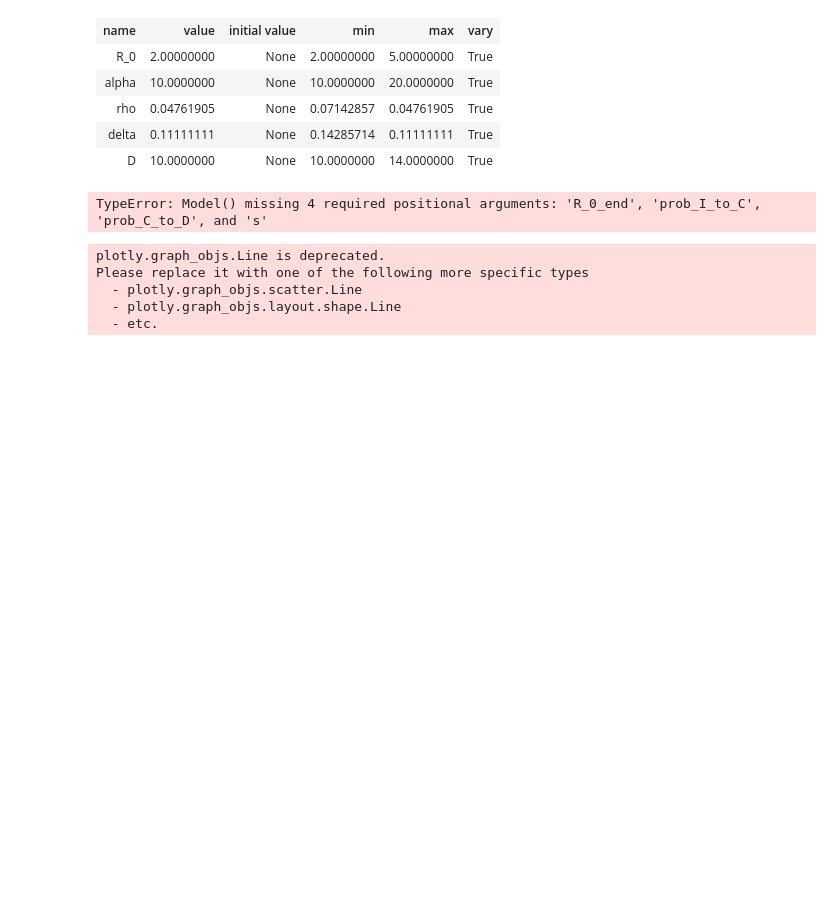
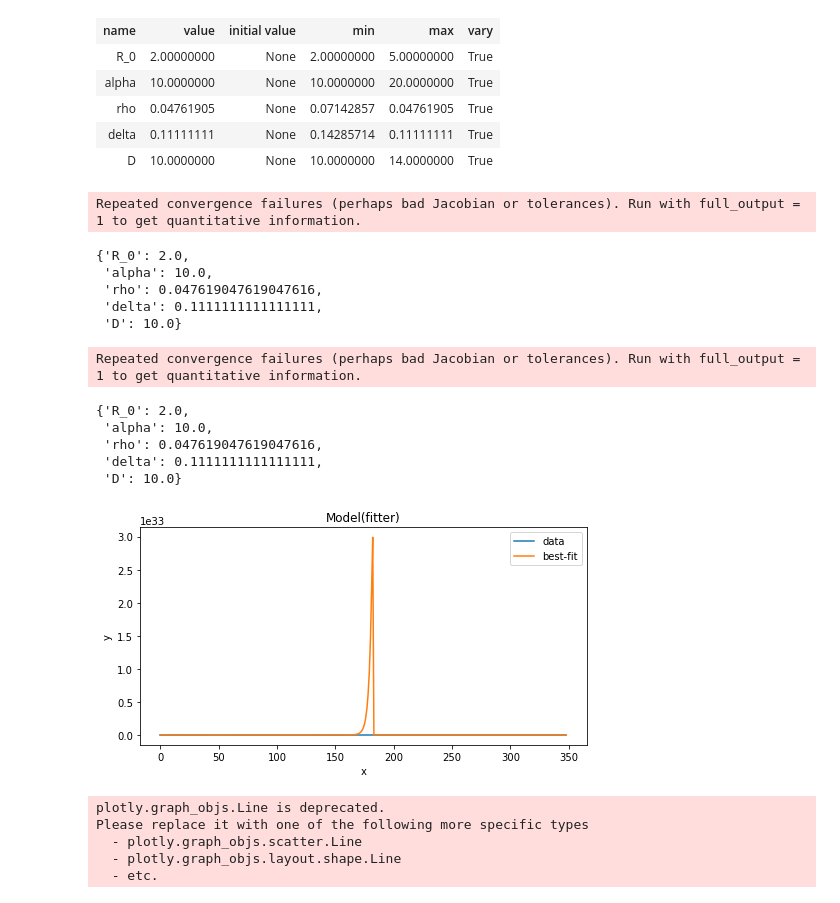
Before and after one commit to millacurafa/seird-model-dashboard, a Jupyter notebook: exploratory_analysis/Covid19_model.ipynb, the cells around one changed output. Cells and saved outputs as stored; diff of their text form; code cells hidden in the pictures; blank space fills up the shorter version.

```diff
--- a/exploratory_analysis/Covid19_model.ipynb
+++ b/exploratory_analysis/Covid19_model.ipynb
@@ -192,20 +204,20 @@ y0 = S0, E0, I0, R0, D0 # Initial conditions vector
 ret = odeint(deriv, y0, t, args=(N, beta, gamma, delta, alpha, rho))
 S, E, I, R, D = ret.T
 # %%
-def Model(days, agegroups, beds_per_100k, R_0_start, k, x0, R_0_end, prob_I_to_C, prob_C_to_D, s):
+def Model(days, R_0,alpha,rho,delta,D):
 
-    y0 = N-1.0, 1.0, 0.0, 0.0, 0.0, 0.0
+    y0 = N-1.0, 1.0, 0.0, 0.0, 0.0,
     t = np.linspace(0, days-1, days)
-    ret = odeint(deriv, y0, t, args=(beta, gamma, sigma, N, prob_I_to_C, prob_C_to_D, Beds))
-    S, E, I, C, R, D = ret.T
-    R_0_over_time = [beta(i)/gamma for i in range(len(t))]
+    ret = odeint(deriv, y0, t, args=(N, beta, gamma, delta, alpha, rho))
+    S, E, I, R, D = ret.T
+    #R_0_over_time = [beta(i)/gamma for i in range(len(t))]
 
-    return t, S, E, I, C, R, D, R_0_over_time, Beds, prob_I_to_C, prob_C_to_D
+    return t, S, E, I, R, D
 # %%
 #model fitter for susceptible
 def fitter(x, R_0, alpha, rho, delta, D):
     ret = Model(days, R_0,alpha,rho,delta,D)
-    return ret[6][x]
+    return ret[5][x]
 # %%
 mod = lmfit.Model(fitter)
 # we set the parameters (and some initial parameter guesses)
@@ -223,9 +235,29 @@ params
 | delta | 0.11111111 | None | 0.14285714 | 0.11111111 | True |
 | D | 10.0000000 | None | 10.0000000 | 14.0000000 | True |
 # %%
-result = mod.fit(y_data, params, method="leastsq", x=x_data)  # fitting
+result = mod.fit(y_data, params, method="leastsq", x=x_data, nan_policy='omit')  # fitting
 # %% [output]
-TypeError: Model() missing 4 required positional arguments: 'R_0_end', 'prob_I_to_C', 'prob_C_to_D', and 's'
+Repeated convergence failures (perhaps bad Jacobian or tolerances). Run with full_output = 1 to get quantitative information.
+# %%
+result.best_values
+# %% [output]
+{'R_0': 2.0,
+ 'alpha': 10.0,
+ 'rho': 0.047619047619047616,
+ 'delta': 0.1111111111111111,
+ 'D': 10.0}
+# %%
+plt.figure(figsize=(8,4))
+result.plot_fit(datafmt="-");
+result.best_values
+# %% [output]
+Repeated convergence failures (perhaps bad Jacobian or tolerances). Run with full_output = 1 to get quantitative information.
+{'R_0': 2.0,
+ 'alpha': 10.0,
+ 'rho': 0.047619047619047616,
+ 'delta': 0.1111111111111111,
+ 'D': 10.0}
+[figure, added]
 # %%
 def plotseird(t, S, E, I, R, D):
       fig = go.Figure()
```
Also changed, not shown: parts of 8 cells of this notebook, 6 other files.
